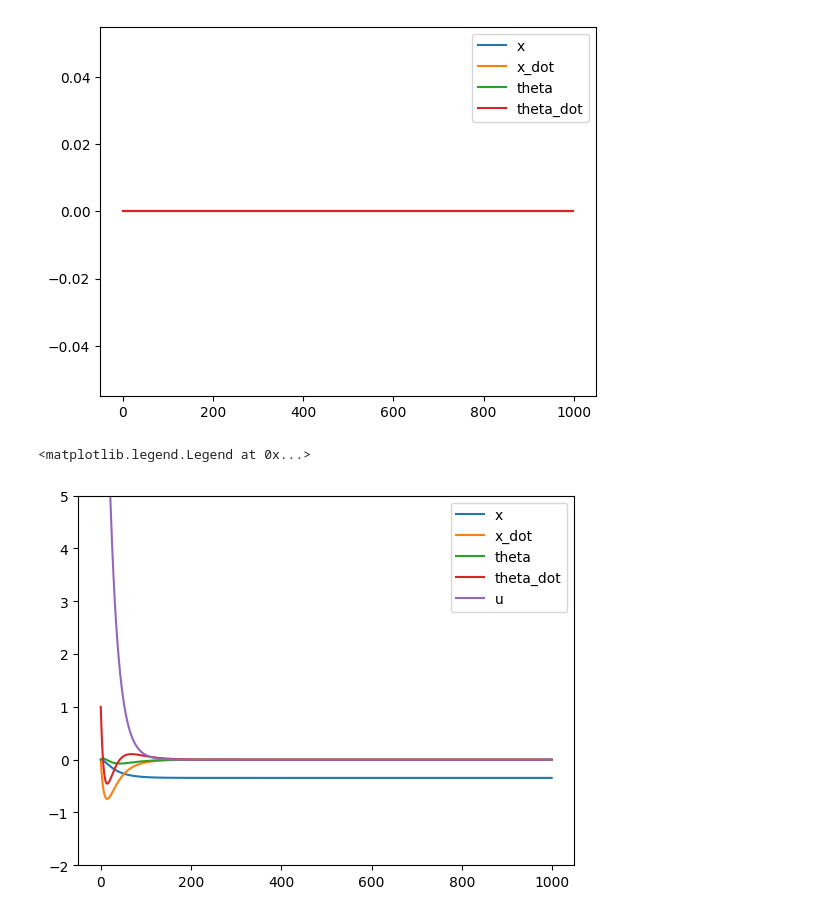
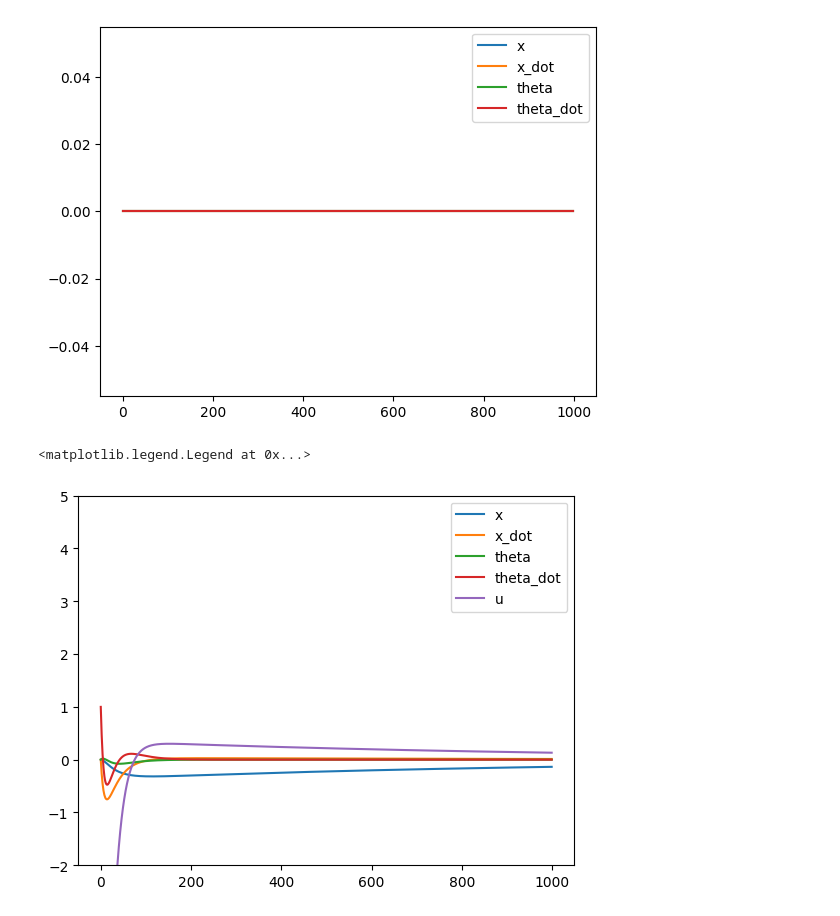
Before and after one commit to slagosz/pyPlayground, a Jupyter notebook: control/inverted_pendulum_on_cart.ipynb, the cells around one changed output. Cells and saved outputs as stored; diff of their text form; code cells hidden in the pictures.

```diff
--- a/control/inverted_pendulum_on_cart.ipynb
+++ b/control/inverted_pendulum_on_cart.ipynb
@@ -70,24 +70,24 @@ plt.legend()
 # %%
 # 1st approach: LQR
 # We synthesise a LQR controller using linearized, discrete-time model
 
 from control.mpc.mpc import LQRController
 
 ldt_model = discretize_system(lct_sys, dt=0.01)
 lqr = LQRController(ldt_model, Q=np.eye(4), R=np.eye(1))
 
 # We simulate the discrete-time system with the LQR controller
 K = lqr.K
-ldt_model.A = ldt_model.A - ldt_model.B @ K
+ldt_lqr_model = DiscreteLTISystem(ldt_model.A - ldt_model.B @ K, ldt_model.B, ldt_model.C, ldt_model.dt)
 
 x0 = np.array([0, 0, 0, 1])
 t = 10
-x, _ = ldt_model.sim(x0, t, 0)
+x, _ = ldt_lqr_model.sim(x0, t, 0)
 
 plt.plot(x, label=['x', 'x_dot', 'theta', 'theta_dot'])
-plt.plot(x @ K.T, label='u')
+plt.plot(-x @ K.T, label='u')
 plt.ylim([-2, 5])
 plt.legend()
 # %% [output]
 <matplotlib.legend.Legend at 0x...>
-[figure, old version]
+[figure, new version]
```
Also changed, not shown: parts of 5 cells of this notebook, 2 other files.
